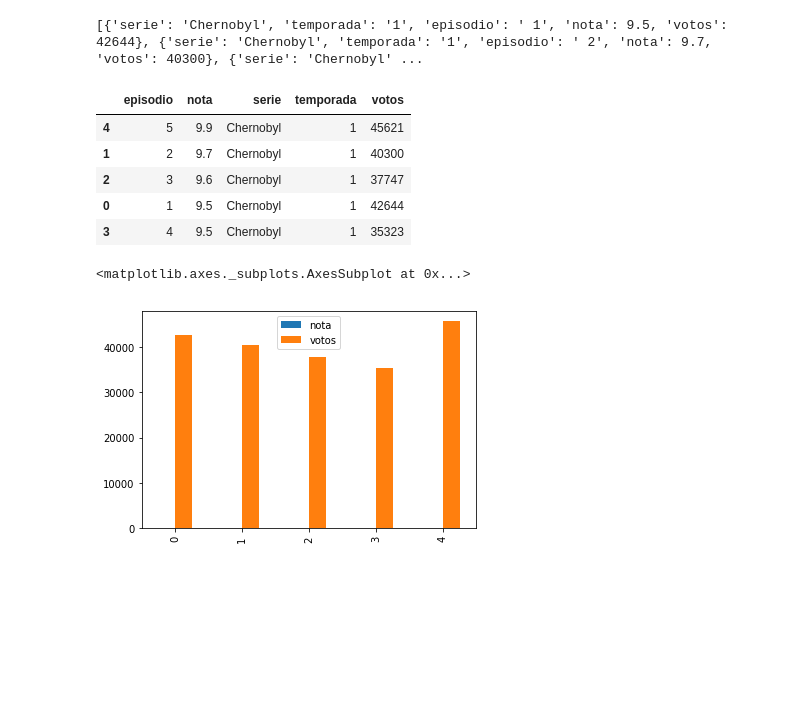
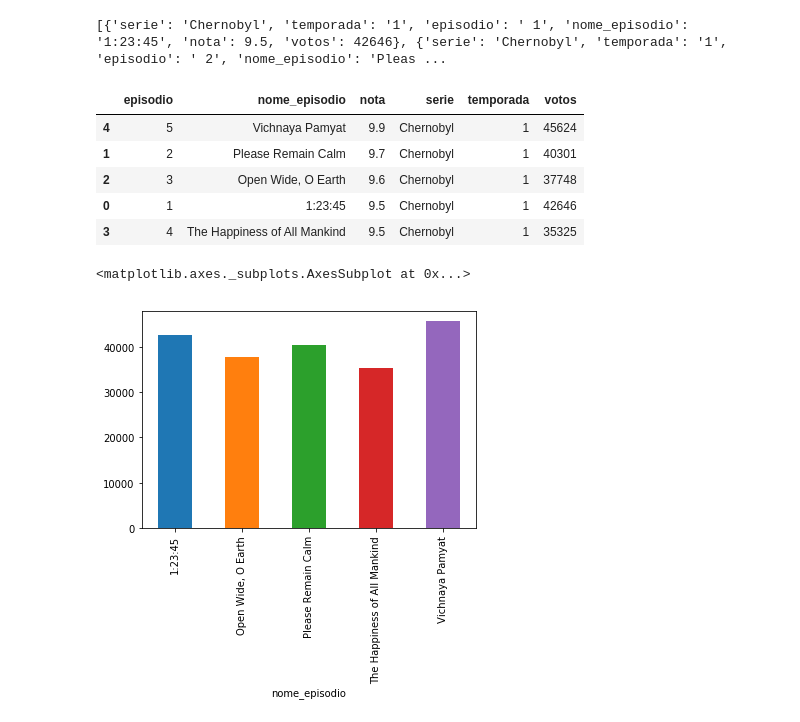
Before and after one commit to caique-alencar/imdb-scrape, a Jupyter notebook: notas_imdb_chernobyl.ipynb, the cells around one changed output. Drawn from its saved outputs; the diff is of its cells as text; code cells hidden in the pictures; blank space fills up the shorter version.

```diff
--- a/notas_imdb_chernobyl.ipynb
+++ b/notas_imdb_chernobyl.ipynb
@@ -28,18 +28,22 @@ for link in links_episodios: # Pega cada link da lista de links para fazer a req
     temporada = temporada.replace("Season ", "") # Limpa para deixar só o número
     episodio = episodio.replace("Episode", "") # Limpa para deixar só o número
 
+    # Conjunto que acha o nome do episódio
+    acha_nome_episodio = sopa.find("div", {"class": "title_wrapper"}) # Div com o nome do episódio
+    nome_episodio = acha_nome_episodio.find("h1", {"class": ""}).text.strip() # Limpa só o nome do episódio
+
     # Conjunto que acha a avaliação do episódio
     avaliacao = sopa.find("div", {"class": "imdbRating"})
     nota = avaliacao.find("span", {"itemprop": "ratingValue"}).text.strip()
     votos = avaliacao.find("span", {"itemprop": "ratingCount"}).text.strip()
     votos = votos.replace(",", "") # Limpa para poder converter para inteiro
 
-    dicionario = {"serie": nome_serie, "temporada": temporada, "episodio": episodio, "nota": float(nota), "votos": int(votos)} # Monta o dicionário
+    dicionario = {"serie": nome_serie, "temporada": temporada, "episodio": episodio, "nome_episodio": nome_episodio, "nota": float(nota), "votos": int(votos)} # Monta o dicionário
     planilha.append(dicionario) # Adiciona planilha ao dicionário
 
 print(planilha)
 # %% [output]
-[{'serie': 'Chernobyl', 'temporada': '1', 'episodio': ' 1', 'nota': 9.5, 'votos': 42644}, {'serie': 'Chernobyl', 'temporada': '1', 'episodio': ' 2', 'nota': 9.7, 'votos': 40300}, {'serie': 'Chernobyl' ...
+[{'serie': 'Chernobyl', 'temporada': '1', 'episodio': ' 1', 'nome_episodio': '1:23:45', 'nota': 9.5, 'votos': 42646}, {'serie': 'Chernobyl', 'temporada': '1', 'episodio': ' 2', 'nome_episodio': 'Pleas ...
 # %%
 import pandas
 
@@ -47,18 +51,19 @@ df = pandas.DataFrame(planilha)
 df.to_csv("chernobyl.csv", sep = ";", encoding = "utf-8")
 df.sort_values(by = "nota", ascending = False)
 # %% [output]
-|  | episodio | nota | serie | temporada | votos |
-| 4 | 5 | 9.9 | Chernobyl | 1 | 45621 |
-| 1 | 2 | 9.7 | Chernobyl | 1 | 40300 |
-| 2 | 3 | 9.6 | Chernobyl | 1 | 37747 |
-| 0 | 1 | 9.5 | Chernobyl | 1 | 42644 |
-| 3 | 4 | 9.5 | Chernobyl | 1 | 35323 |
+|  | episodio | nome_episodio | nota | serie | temporada | votos |
+| 4 | 5 | Vichnaya Pamyat | 9.9 | Chernobyl | 1 | 45624 |
+| 1 | 2 | Please Remain Calm | 9.7 | Chernobyl | 1 | 40301 |
+| 2 | 3 | Open Wide, O Earth | 9.6 | Chernobyl | 1 | 37748 |
+| 0 | 1 | 1:23:45 | 9.5 | Chernobyl | 1 | 42646 |
+| 3 | 4 | The Happiness of All Mankind | 9.5 | Chernobyl | 1 | 35325 |
 # %%
 %matplotlib inline
 import matplotlib.pyplot as plt
 
-df.plot.bar()
+agrupamento1 = df.groupby("nome_episodio")["votos"].sum()
+agrupamento1.plot.bar()
 # %% [output]
 <matplotlib.axes._subplots.AxesSubplot at 0x...>
-[figure, old version]
+[figure, new version]
 # %%
```
Also changed, not shown: parts of 1 cell of this notebook, 4 other files.
